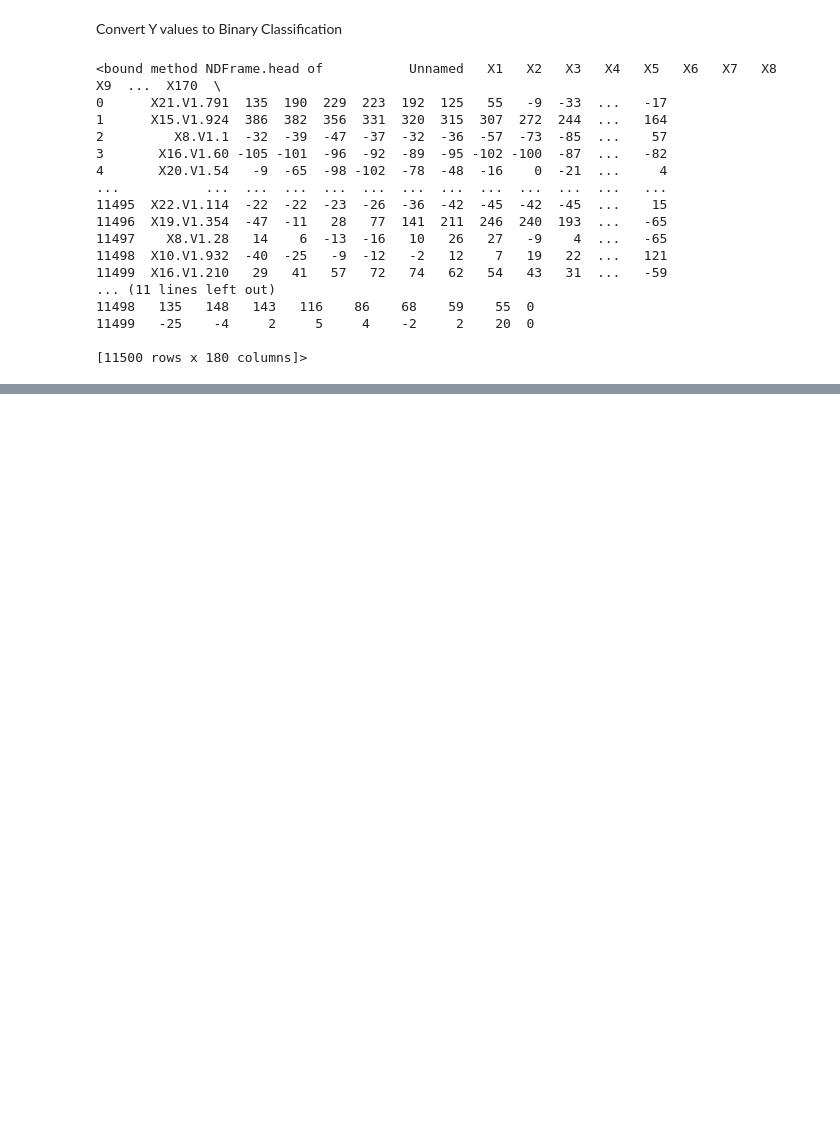
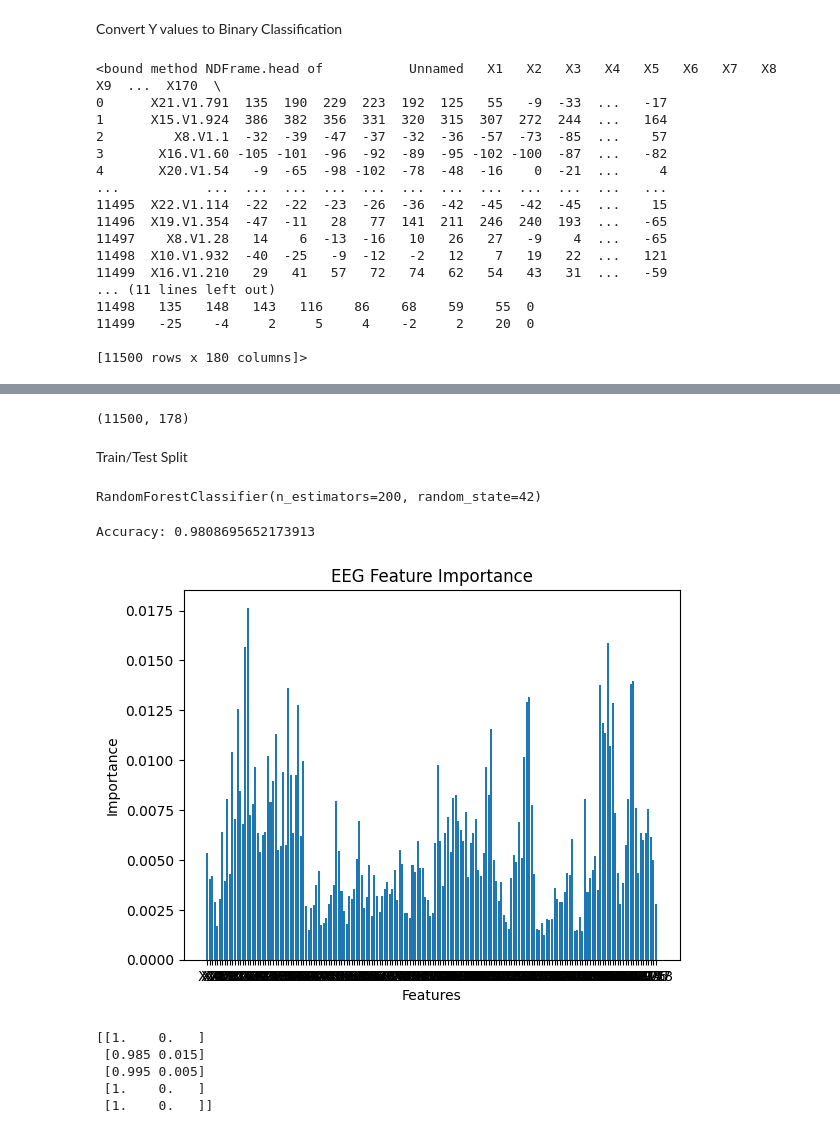
Before and after one commit to luqman-x/AI-ML-Projects, a Jupyter notebook: eeg-seizure-detection/notebook/seizureWatch.ipynb, the cells around one changed output, grey strips where cells are left out. Saved outputs shown, nothing was run; the diff lists cells and outputs as text; code cells hidden in the pictures; blank space fills up the shorter version.

```diff
--- a/eeg-seizure-detection/notebook/seizureWatch.ipynb
+++ b/eeg-seizure-detection/notebook/seizureWatch.ipynb
@@ -62,5 +62,5 @@ df.head
 
 [11500 rows x 180 columns]>
 # %%
-x = df.drop(["y"], axis=1)
+x = df.drop(["y", "Unnamed"], axis=1)
 y = df["y"]
@@ -68,0 +87,6 @@ KeyError: "['Unnamed: 0'] not found in axis"
+# %%
+x.shape
+# %% [output]
+(11500, 178)
+# %% [markdown]
+Train/Test Split
@@ -68,0 +103,61 @@ KeyError: "['Unnamed: 0'] not found in axis"
+# %%
+from sklearn.ensemble import RandomForestClassifier
+from sklearn.model_selection import GridSearchCV
+
+model = RandomForestClassifier(random_state=42, n_estimators=200)
+
+# param_grid = {
+#     "n_estimators": [100, 200, 300],
+#     "max_depth": [None, 10, 20, 30],
+#     "min_samples_split": [2,5,10],
+#     "min_samples_leaf": [1,2,4],
+#     "bootstrap": [True, False]
+# }
+
+# grid_search = GridSearchCV(
+#     estimator=model,
+#     param_grid=param_grid,
+#     cv=5,
+#     n_jobs=1,
+#     verbose=2
+# )
+
+model.fit(x_train, y_train)
+# print("Best parameters:", grid_search.best_params_)
+# best_model = grid_search.best_estimator_
+# %% [output]
+RandomForestClassifier(n_estimators=200, random_state=42)
+# %%
+from sklearn.metrics import accuracy_score
+
+pred = model.predict(x_test)
+
+accuracy = accuracy_score(y_test, pred)
+
+print("Accuracy:", accuracy)
+# %% [output]
+Accuracy: 0.9808695652173913
+# %%
+import matplotlib.pyplot as plt
+
+importance = model.feature_importances_
+
+plt.bar(x.columns, importance)
+
+plt.title("EEG Feature Importance")
+plt.xlabel("Features")
+plt.ylabel("Importance")
+
+plt.show()
+# %% [output]
+[figure, added]
+# %%
+prob = model.predict_proba(x_test)
+
+print(prob[:5])
+# %% [output]
+[[1.    0.   ]
+ [0.985 0.015]
+ [0.995 0.005]
+ [1.    0.   ]
+ [1.    0.   ]]
```
Also changed, not shown: parts of 10 cells of this notebook, 2 other files.
